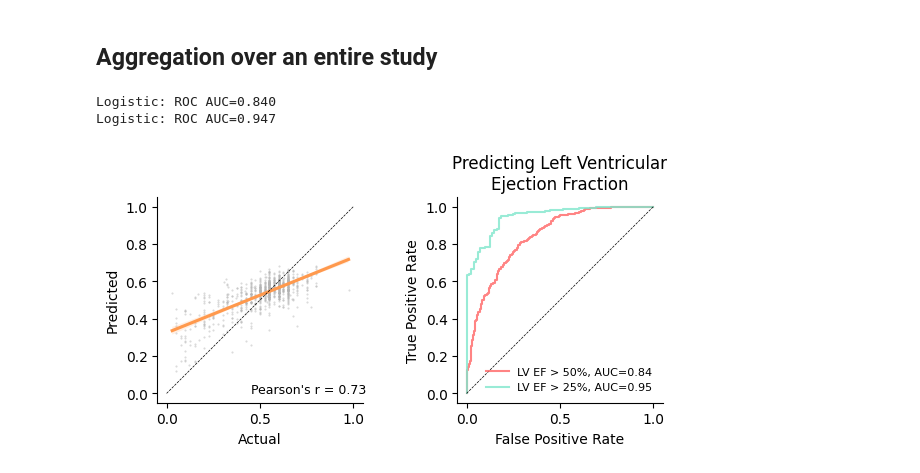
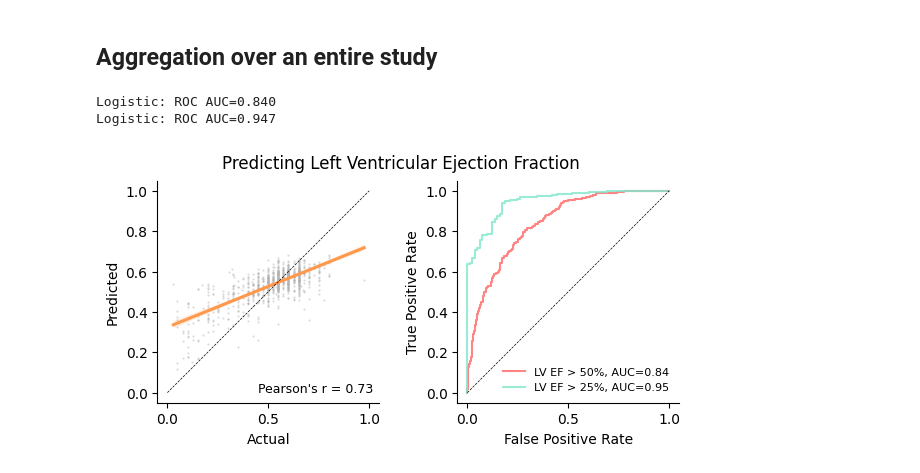
Before and after one commit to trevor-chan/deep_TEE, a Jupyter notebook: tasks/diagnostics/ef_prediction.ipynb, the cells around one changed output. Saved outputs shown, nothing was run; the diff lists cells and outputs as text; code cells hidden in the pictures.

```diff
--- a/vision/vision_transformer.ipynb
+++ b/tasks/diagnostics/ef_prediction.ipynb
@@ -423,33 +423,33 @@ ax[0].set_aspect('equal')
 ax[0].set_ylabel('Predicted')
 ax[0].set_xlabel('Actual')
 ax[0].text(0.45,0,"Pearson's r = {:.2f}".format(res[0]), fontsize=9)
 
 
 y50 = [v > 0.5 for v in y]
 y25 = [v > 0.25 for v in y]
 
 testy, predy = y50, yp
 auc = roc_auc_score(testy, predy)
 print('Logistic: ROC AUC=%.3f' % (auc))
 fpr, tpr, _ = roc_curve(testy, predy)
 ax[1].plot(fpr, tpr, label='LV EF > 50%, AUC={:.2f}'.format(auc), c=[1,0.4,0.4], alpha=0.8, lw=1.5)
 
 testy, predy = y25, yp
 auc = roc_auc_score(testy, predy)
 print('Logistic: ROC AUC=%.3f' % (auc))
 fpr, tpr, _ = roc_curve(testy, predy)
 ax[1].plot(fpr, tpr, label='LV EF > 25%, AUC={:.2f}'.format(auc), c=[0.5,0.9,0.8], alpha=0.8, lw=1.5)
 
 ax[1].plot([0,1], [0,1], color='k', linestyle='--', lw=0.5)
 ax[1].legend(fontsize=8, frameon=False)
 ax[1].set_ylabel('True Positive Rate')
 ax[1].set_xlabel('False Positive Rate')
 
-# plt.suptitle('Predicting Left Ventricular Ejection Fraction')
-ax[1].set_title('Predicting Left Ventricular\nEjection Fraction')
+plt.suptitle('Predicting Left Ventricular Ejection Fraction')
+# ax[1].set_title('Predicting Left Ventricular\nEjection Fraction')
 
 plt.savefig('LVEF_prediction.png',dpi=300)
 # %% [output]
 Logistic: ROC AUC=0.840
 Logistic: ROC AUC=0.947
-[figure, old version]
+[figure, new version]
```
Also changed, not shown: 10 other files.
